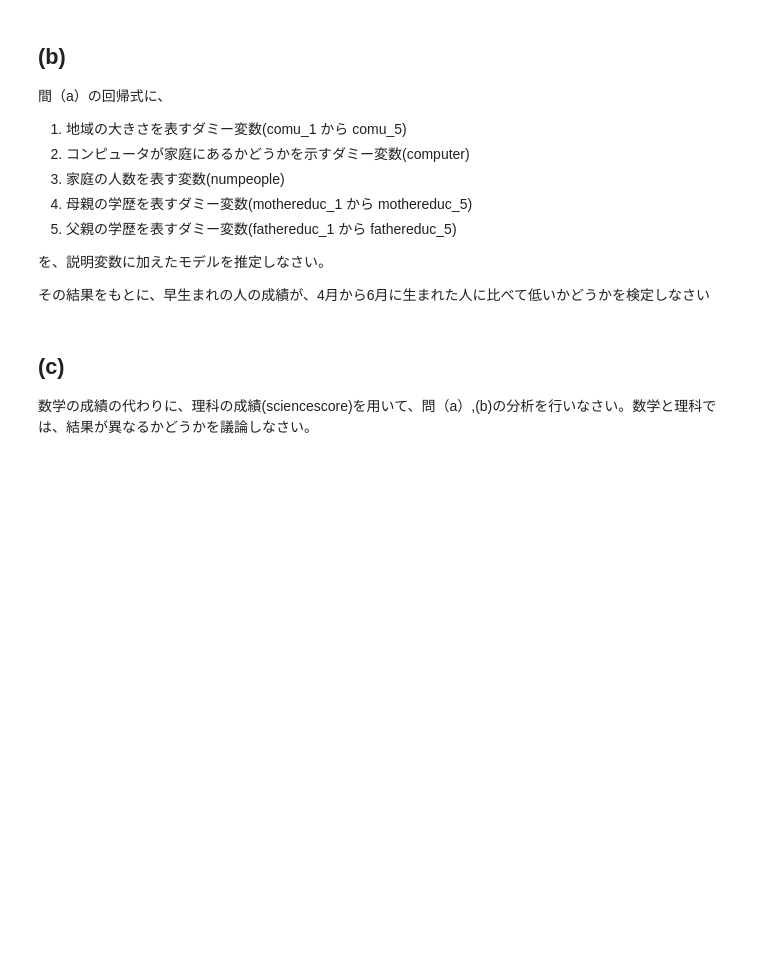
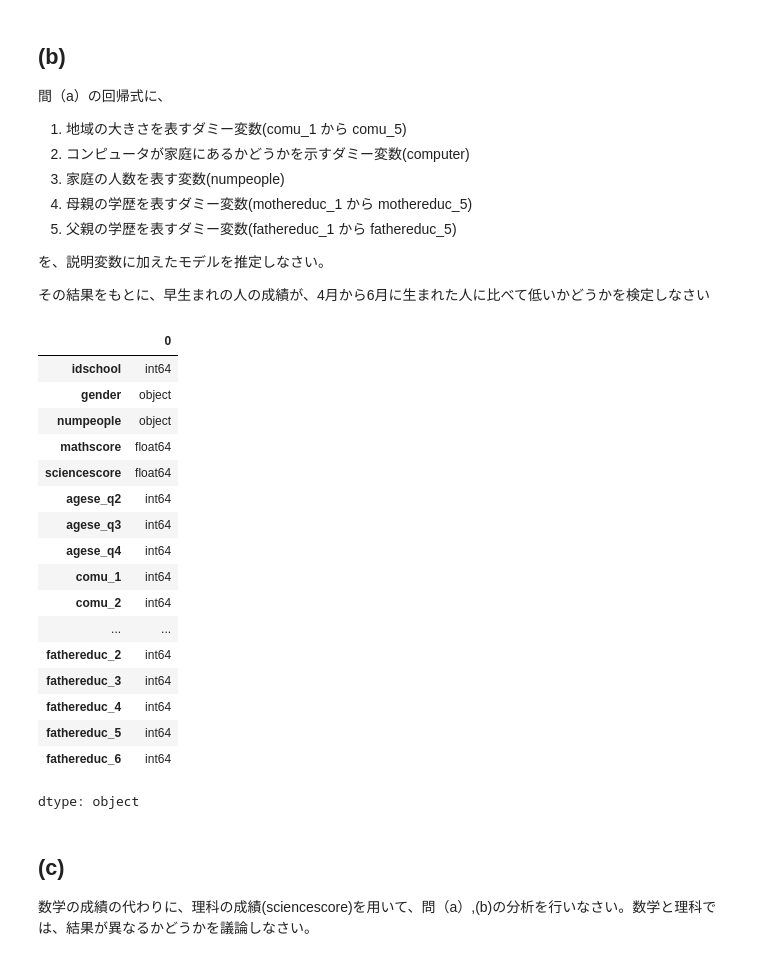
Before and after one commit to tenghjjp-blip/test, a Jupyter notebook: 植田サブゼミ_24_問題9.ipynb, the cells around one changed output. Drawn from its saved outputs; the diff is of its cells as text; code cells hidden in the pictures; blank space fills up the shorter version.

```diff
--- a/植田サブゼミ_24_問題9.ipynb
+++ b/植田サブゼミ_24_問題9.ipynb
@@ -55,6 +74,27 @@ FileNotFoundError: [Errno 2] No such file or directory: '/content/timss.xlsx'
 
 
 その結果をもとに、早生まれの人の成績が、4月から6月に生まれた人に比べて低いかどうかを検定しなさい
+# %%
+df.dtypes
+# %% [output]
+|  | 0 |
+| idschool | int64 |
+| gender | object |
+| numpeople | object |
+| mathscore | float64 |
+| sciencescore | float64 |
+| agese_q2 | int64 |
+| agese_q3 | int64 |
+| agese_q4 | int64 |
+| comu_1 | int64 |
+| comu_2 | int64 |
+| ... | ... |
+| fathereduc_2 | int64 |
+| fathereduc_3 | int64 |
+| fathereduc_4 | int64 |
+| fathereduc_5 | int64 |
+| fathereduc_6 | int64 |
+dtype: object
 # %% [markdown]
 ## (c)
 数学の成績の代わりに、理科の成績(sciencescore)を用いて、問（a）,(b)の分析を行いなさい。数学と理科では、結果が異なるかどうかを議論しなさい。
```
Also changed, not shown: parts of 2 cells of this notebook.
